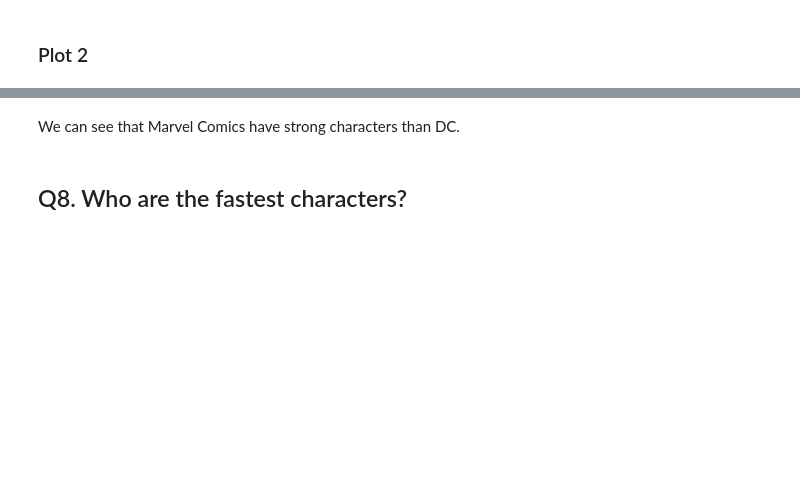
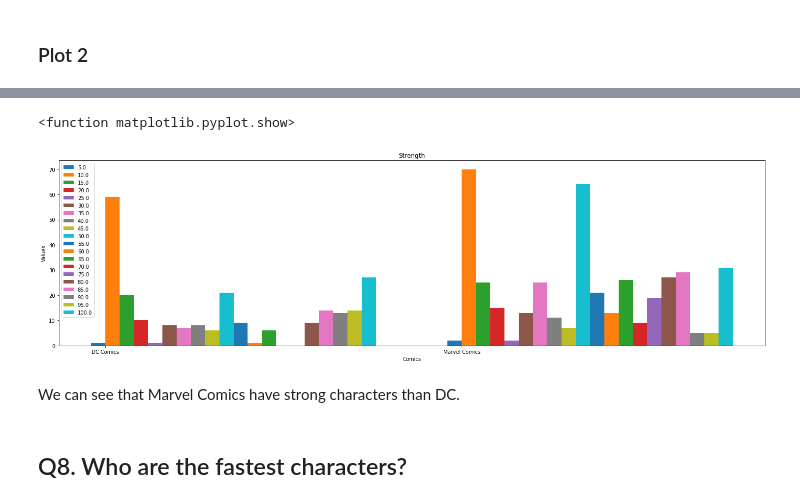
Before and after one commit to sergi0gs/Marvel_vs_DC, a Jupyter notebook: Marvel_vs_DC.ipynb, the cells around one changed output, grey strips where cells are left out. Saved outputs shown, nothing was run; the diff lists cells and outputs as text; code cells hidden in the pictures; blank space fills up the shorter version.

```diff
--- a/Marvel_vs_DC.ipynb
+++ b/Marvel_vs_DC.ipynb
@@ -1554,0 +1594,3 @@ This plot is not enough because there are lots of characters who have 100 points
+# %%
+q7_df = q7_df.value_counts().reset_index()
+q7_df
@@ -1554,0 +1617,3 @@ This plot is not enough because there are lots of characters who have 100 points
+# %%
+q7_df.rename(columns={0:'Values'}, inplace = True)
+q7_df
@@ -1554,0 +1640,3 @@ This plot is not enough because there are lots of characters who have 100 points
+# %%
+q7_pivot = q7_df.pivot_table(index = 'Creator', columns = 'Strength', values = 'Values')
+q7_pivot
@@ -1554,0 +1650,3 @@ This plot is not enough because there are lots of characters who have 100 points
+# %%
+q7_pivot = q7_pivot.fillna(0)
+q7_pivot
@@ -1605,3 +1667,32 @@ plt.show()
+# %%
+labels = list(q7_pivot.index)
+
+x=np.arange(len(labels))
+width=0.04
+
+def plot(df,column_i, x , width, label, count):
+  data = list(df[column_i])
+  bar = ax.bar(x-width/2 + count*width, data, width, label = label)
+
+fig, ax = plt.subplots()
+fig.set_size_inches(20,6)
+count = 0
+for column_i in q7_pivot.columns:
+  plot(q7_pivot, column_i, x, width, str(column_i), count)
+  count += 1
+
+ax.set_title('Strength')
+ax.set_xlabel('Comics')
+ax.set_ylabel('Values')
+ax.set_xticks(x)
+ax.set_xticklabels(labels)
+ax.legend()
+
+fig.tight_layout()
+plt.show
+# %% [output]
+<function matplotlib.pyplot.show>
+[figure, added]
 # %% [markdown]
 We can see that Marvel Comics have strong characters than DC.
 # %% [markdown]
```
Also changed, not shown: parts of 23 cells of this notebook.
